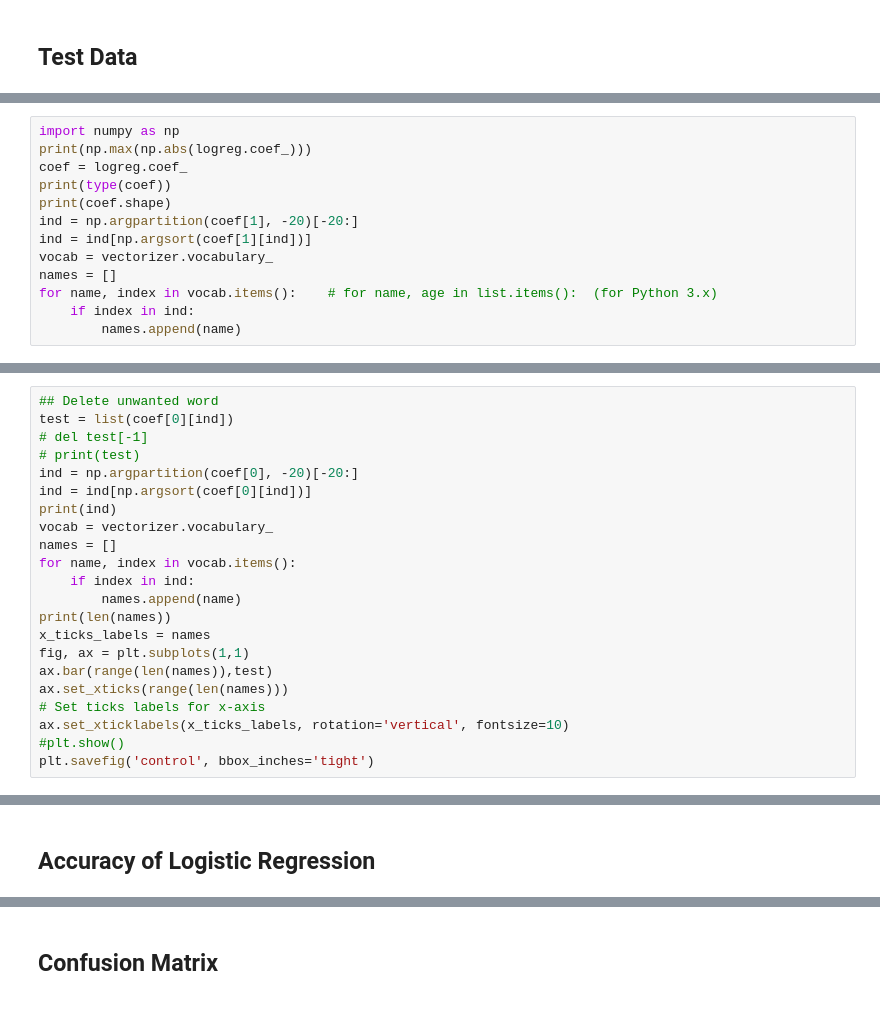
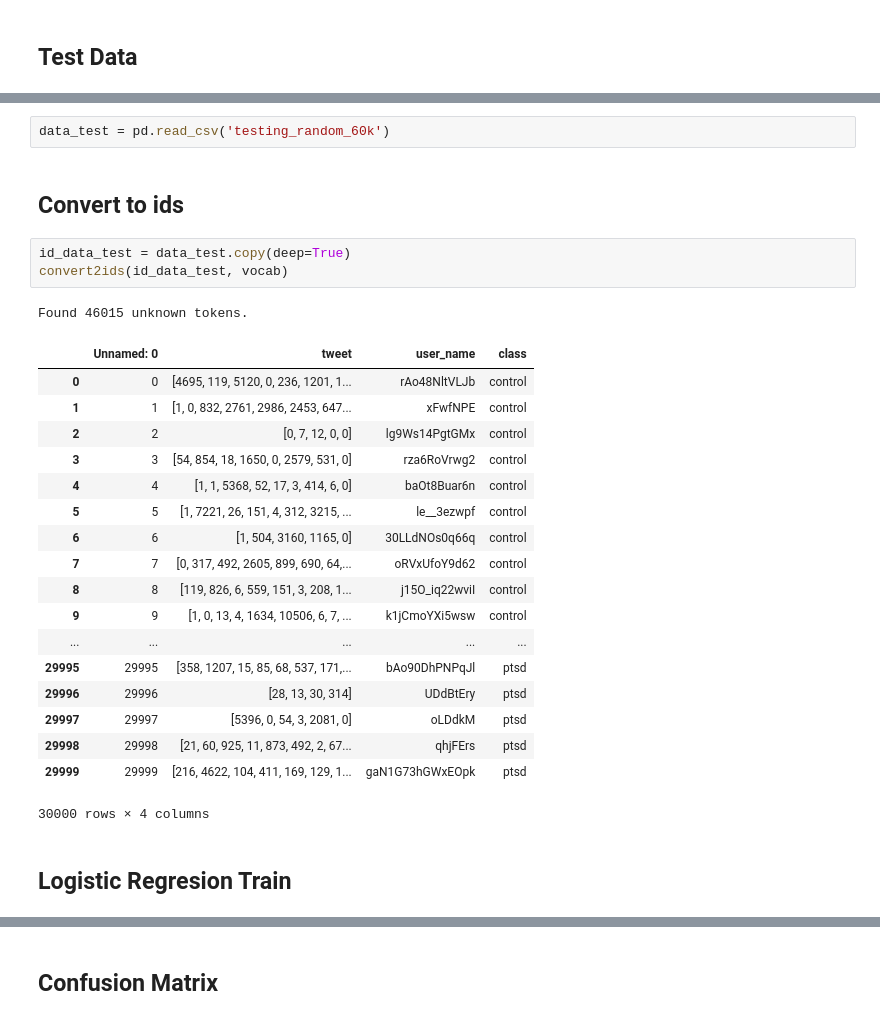
Before and after one commit to coderKr/Twitter-Crisis-Analysis, a Jupyter notebook: FinalProjectPart2.ipynb, the cells around one changed output, grey strips where cells are left out. Drawn from its saved outputs; the diff is of its cells as text.

```diff
--- a/FinalProjectPart2.ipynb
+++ b/FinalProjectPart2.ipynb
@@ -688,13 +386,0 @@ array(['control', 'depression', 'ptsd'], dtype=object)
-# %%
-import numpy as np
-print(np.max(np.abs(logreg.coef_)))
-coef = logreg.coef_
-print(type(coef))
-print(coef.shape)
-ind = np.argpartition(coef[1], -20)[-20:]
-ind = ind[np.argsort(coef[1][ind])]
-vocab = vectorizer.vocabulary_
-names = []
-for name, index in vocab.items():    # for name, age in list.items():  (for Python 3.x)
-    if index in ind:
-        names.append(name)
@@ -754,22 +386,0 @@ plt.savefig('ptsd', bbox_inches='tight')
-# %%
-## Delete unwanted word
-test = list(coef[0][ind])
-# del test[-1]
-# print(test)
-ind = np.argpartition(coef[0], -20)[-20:]
-ind = ind[np.argsort(coef[0][ind])]
-print(ind)
-vocab = vectorizer.vocabulary_
-names = []
-for name, index in vocab.items():
-    if index in ind:
-        names.append(name)
-print(len(names))
-x_ticks_labels = names
-fig, ax = plt.subplots(1,1)
-ax.bar(range(len(names)),test)
-ax.set_xticks(range(len(names)))
-# Set ticks labels for x-axis
-ax.set_xticklabels(x_ticks_labels, rotation='vertical', fontsize=10)
-#plt.show()
-plt.savefig('control', bbox_inches='tight')
@@ -781,2 +387,29 @@ plt.savefig('control', bbox_inches='tight')
-# %% [markdown]
-## Accuracy of Logistic Regression
+# %%
+data_test = pd.read_csv('testing_random_60k')
+# %% [markdown]
+## Convert to ids
+# %%
+id_data_test = data_test.copy(deep=True)
+convert2ids(id_data_test, vocab)
+# %% [output]
+Found 46015 unknown tokens.
+|  | Unnamed: 0 | tweet | user_name | class |
+| 0 | 0 | [4695, 119, 5120, 0, 236, 1201, 1... | rAo48NltVLJb | control |
+| 1 | 1 | [1, 0, 832, 2761, 2986, 2453, 647... | xFwfNPE | control |
+| 2 | 2 | [0, 7, 12, 0, 0] | lg9Ws14PgtGMx | control |
+| 3 | 3 | [54, 854, 18, 1650, 0, 2579, 531, 0] | rza6RoVrwg2 | control |
+| 4 | 4 | [1, 1, 5368, 52, 17, 3, 414, 6, 0] | baOt8Buar6n | control |
+| 5 | 5 | [1, 7221, 26, 151, 4, 312, 3215, ... | le__3ezwpf | control |
+| 6 | 6 | [1, 504, 3160, 1165, 0] | 30LLdNOs0q66q | control |
+| 7 | 7 | [0, 317, 492, 2605, 899, 690, 64,... | oRVxUfoY9d62 | control |
+| 8 | 8 | [119, 826, 6, 559, 151, 3, 208, 1... | j15O_iq22wviI | control |
+| 9 | 9 | [1, 0, 13, 4, 1634, 10506, 6, 7, ... | k1jCmoYXi5wsw | control |
+| ... | ... | ... | ... | ... |
+| 29995 | 29995 | [358, 1207, 15, 85, 68, 537, 171,... | bAo90DhPNPqJl | ptsd |
+| 29996 | 29996 | [28, 13, 30, 314] | UDdBtEry | ptsd |
+| 29997 | 29997 | [5396, 0, 54, 3, 2081, 0] | oLDdkM | ptsd |
+| 29998 | 29998 | [21, 60, 925, 11, 873, 492, 2, 67... | qhjFErs | ptsd |
+| 29999 | 29999 | [216, 4622, 104, 411, 169, 129, 1... | gaN1G73hGWxEOpk | ptsd |
+30000 rows × 4 columns
+# %% [markdown]
+## Logistic Regresion Train
```
Also changed, not shown: parts of 111 cells of this notebook.
